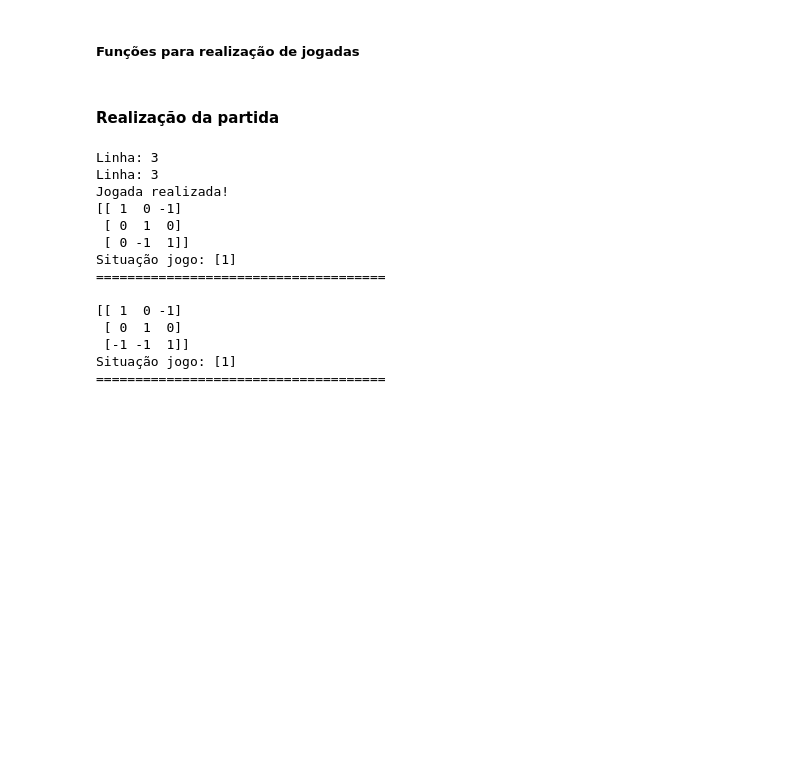
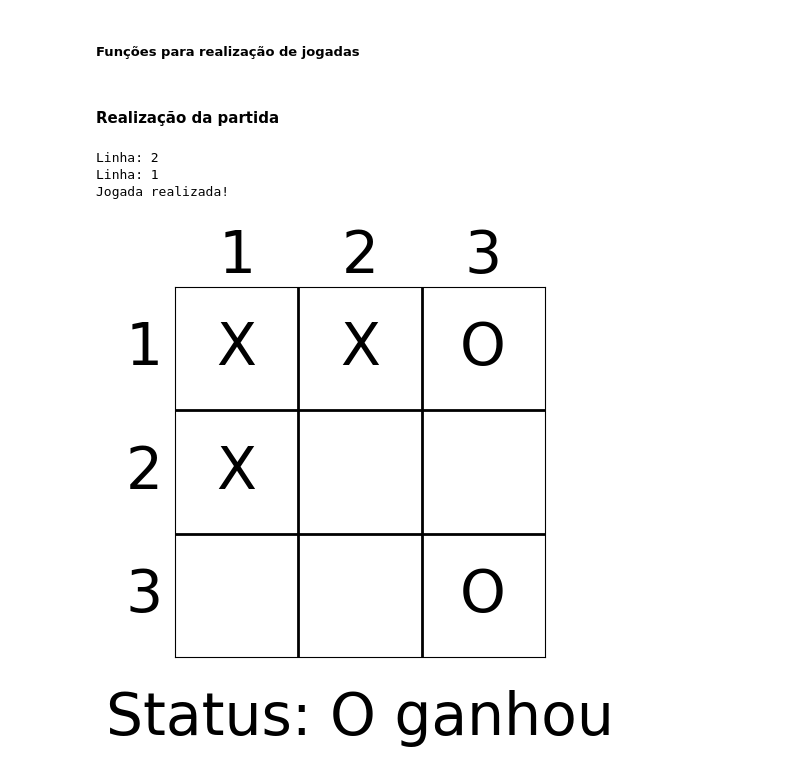
Before and after one commit to GuilhermeVSam/T1_IA, a Jupyter notebook: 02_KNN.ipynb, the cells around one changed output. Saved outputs shown, nothing was run; the diff lists cells and outputs as text; code cells hidden in the pictures; blank space fills up the shorter version.

Commit message:
Correção da plotagem do tabuleiro, adição dos algoritmos MLP e GBC

```diff
--- a/02_KNN.ipynb
+++ b/02_KNN.ipynb
@@ -349,6 +349,18 @@ import random
 import matplotlib.pyplot as plt
 
 def plot_board(board,predicao=None):
+    if predicao == 1:
+        predicao = 'X ganhou'
+    elif predicao == -1:
+        predicao = 'O ganhou'
+    elif predicao == 0:
+        predicao = 'Empate'
+    else:
+        predicao = 'Ainda tem jogo'
+
+    board = np.array(board).reshape(3, 3)
+
+
     fig, ax = plt.subplots()
     ax.set_xlim(0, 3)
     ax.set_ylim(0, 3)
@@ -441,21 +453,12 @@ from IPython.display import clear_output
 
 # Convertendo a lista de jogadas em um array 3x3
 jogada = [0,0,0,0,0,0,0,0,0]
-jogada = np.array(jogada).reshape(3,3)
 plot_board(jogada)
 
 finalizar_jogo = False
 
-print("=====================================\n")
-
 while not finalizar_jogo:
-    # Plotando o tabuleiro
-    # plot_board(jogada)
-    print(np.array(jogada).reshape(3,3))
-
-    # Limpando o prompt
     clear_output(wait=True)
-
     # Coletando a jogada
     linha,coluna = coleta_jogada()
 
@@ -463,68 +466,42 @@ while not finalizar_jogo:
     if valida_jogada(jogada,linha,coluna):
         # Realizando o ajuste da jogada a partir das posições de inserção informadas
         jogada = ajuste_jogada(jogada,linha,coluna)
-        plotJogada = jogada
         print('Jogada realizada!')
     else:
         print("Jogada não realizada")
         continue # Recomeça solicitando a jogada para o usuário
 
     # Redefinindo o shape do array 2d para usar no classificador
     jogada = jogada.reshape(9,).reshape(1,-1)
 
     # Obtenção do status do jogo após jogada do usuário
     predicao = clf.predict(jogada)
 
-
-    # PRINT PARA APAGAR DEPOIS
-    print(np.array(jogada).reshape(3,3))
-    print("Situação jogo: {}".format(predicao))
-    print("=====================================\n")
-
     # Caso haja um vencedor o loop será encerrado
     if str(predicao) != "[2]":
         finalizar_jogo = True
+        plot_board(jogada,predicao)
+        break
 
     jogada = jogada.reshape(3,3)
-
-    # Plotando o tabuleiro
-    # plot_board(plotJogada,predicao)
 
     # Realização de jogada da máquina
     jogada = jogada_COM(jogada)
 
     # Redefinindo o shape do array para usar no classificador
     jogada = jogada.reshape(9,).reshape(1,-1)
 
     # Obtenção do status do jogo após jogada da máquina
     predicao = clf.predict(jogada)
 
     # Plotando o tabuleiro
-    # plot_board(jogada,predicao)
-
-    # PRINT PARA APAGAR DEPOIS
-    print(np.array(jogada).reshape(3,3))
-    print("Situação jogo: {}".format(predicao))
-    print("=====================================\n")
+    plot_board(jogada,predicao)
 
     # Caso haja um vencedor o loop será encerrado
     if str(predicao) != "[2]":
         finalizar_jogo = True
-
-    # Plotando o tabuleiro
-    # plot_board(jogada,predicao)
 # %% [output]
-Linha: 3
-Linha: 3
+Linha: 2
+Linha: 1
 Jogada realizada!
-[[ 1  0 -1]
- [ 0  1  0]
- [ 0 -1  1]]
-Situação jogo: [1]
-=====================================
-
-[[ 1  0 -1]
- [ 0  1  0]
- [-1 -1  1]]
-Situação jogo: [1]
-=====================================
+[figure, added]
```
Also changed, not shown: parts of 7 cells of this notebook, 5 other files.
